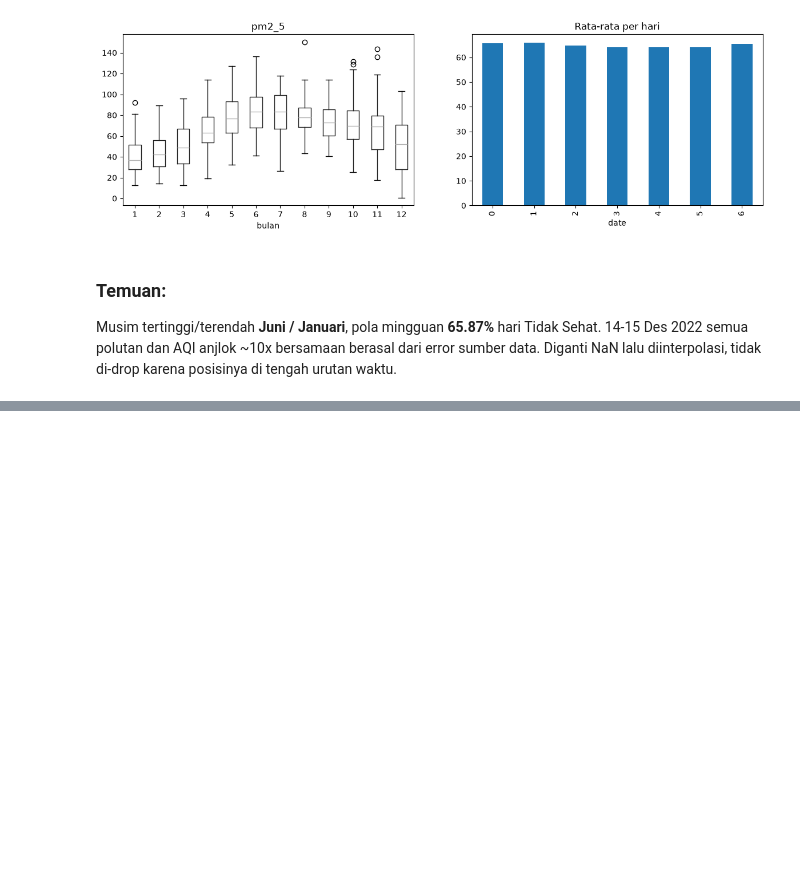
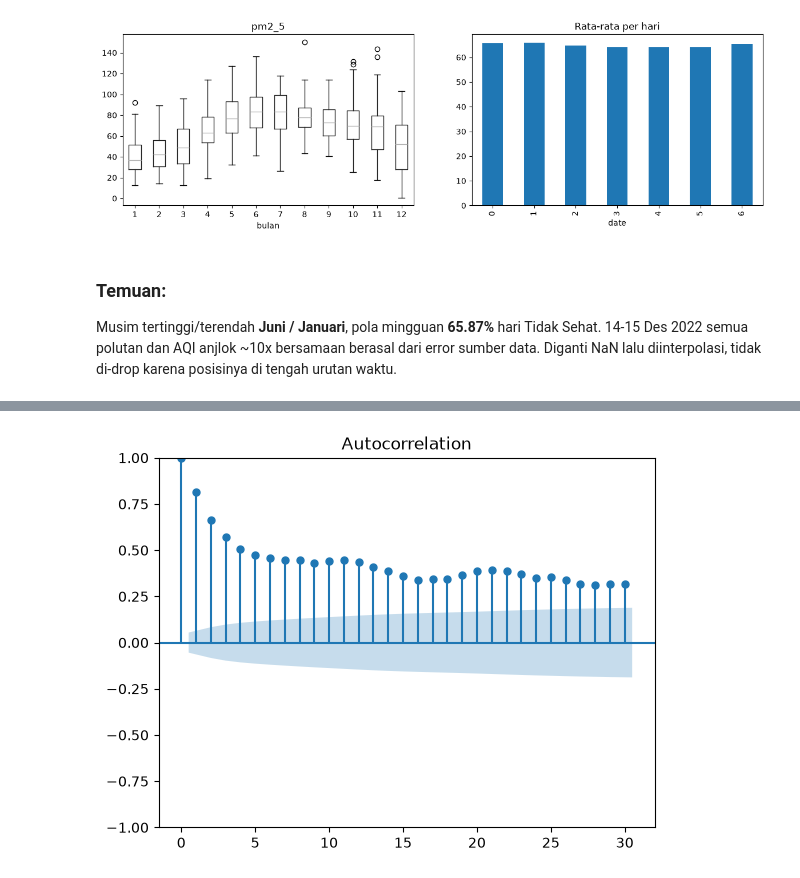
Before and after one commit to RemiQant/AOL_MLOps_BE, a Jupyter notebook: notebooks/main.ipynb, the cells around one changed output, grey strips where cells are left out. Drawn from its saved outputs; the diff is of its cells as text; code cells hidden in the pictures; blank space fills up the shorter version.

Commit message:
feat(preprocessing): finished preprocessing data and baseline model LGBMRegressor)

```diff
--- a/notebooks/main.ipynb
+++ b/notebooks/main.ipynb
@@ -61,12 +61,11 @@ DATA_PATH = "../data/dataset/air_quality_historical.csv"
 CLEAN_PATH = "../data/dataset/air_quality_clean.csv"
 MODEL_PATH = "../models/model.joblib"
 
-df = pd.read_csv(DATA_PATH)
-POLUTAN = df.drop(columns=["us_aqi", "european_aqi"]).columns
-
+POLUTAN = ["pm10", "pm2_5", "carbon_monoxide", "nitrogen_dioxide", "sulphur_dioxide",
+           "ozone", "aerosol_optical_depth", "dust", "uv_index"]
 AQI = ["us_aqi", "european_aqi"]
 
-BAD_DATES = ["2022-12-24", "2022-12-15"]
+BAD_DATES = ["2022-12-14", "2022-12-15"]
 EXOG = ["pm10", "carbon_monoxide", "nitrogen_dioxide", "ozone", "aerosol_optical_depth"]
 LAGS = [1, 2, 3, 7, 14]
 
@@ -157,0 +160,7 @@ Diganti NaN lalu diinterpolasi, tidak di-drop karena posisinya di tengah urutan
+# %%
+def clean(raw_df = pd.DataFrame) -> pd.DataFrame:
+    data = raw_df.sort_values("date").drop_duplicates("date").dropna(subset=POLUTAN)
+    data.loc[data["date"].isin(pd.to_datetime(BAD_DATES)), POLUTAN + AQI] = np.nan
+    data = data.set_index("date").asfreq("D")
+    data[POLUTAN + AQI] = data[POLUTAN + AQI].interpolate(limit=3, limit_area="inside")
+    return data.reset_index()
@@ -157,0 +177,3 @@ Diganti NaN lalu diinterpolasi, tidak di-drop karena posisinya di tengah urutan
+# %%
+df = clean(raw)
+validate(df)
@@ -157,0 +186,4 @@ Diganti NaN lalu diinterpolasi, tidak di-drop karena posisinya di tengah urutan
+# %%
+display(df[POLUTAN + AQI].corr().style.background_gradient(cmap="coolwarm", vmin=-1, vmax=1).format("{:.2f}"))
+s_besok = df.set_index("date")["pm2_5"].shift(-1)
+df.set_index("date")[POLUTAN].drop(columns="pm2_5").corrwith(s_besok).sort_values(ascending=False).round(2)
@@ -157,0 +212,5 @@ Diganti NaN lalu diinterpolasi, tidak di-drop karena posisinya di tengah urutan
+# %%
+plot_acf(df["pm2_5"], lags=30)
+plt.show()
+# %% [output]
+[figure, added]
```
Also changed, not shown: parts of 14 cells of this notebook.
